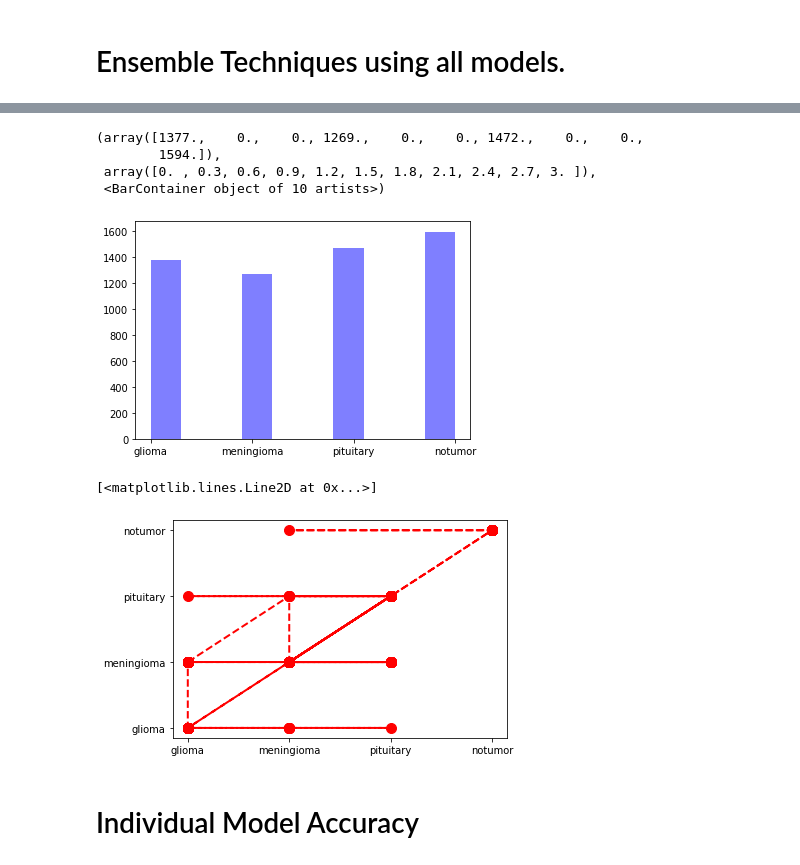
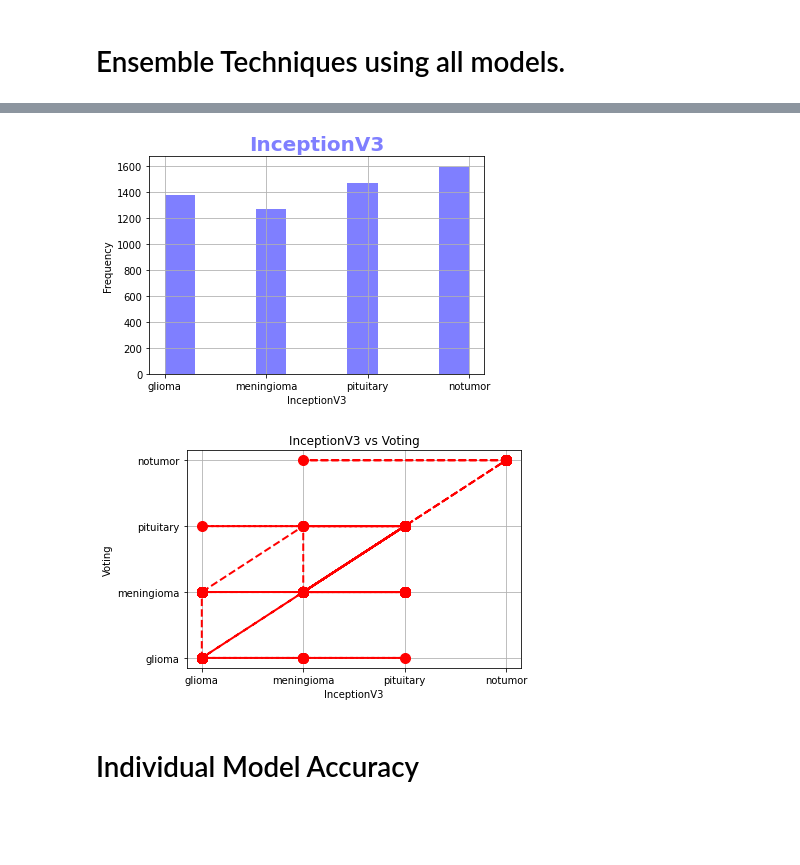
Before and after one commit to AnuraghSarkar/inversecooking, a Jupyter notebook: mri.ipynb, the cells around one changed output, grey strips where cells are left out. Saved outputs shown, nothing was run; the diff lists cells and outputs as text; code cells hidden in the pictures; blank space fills up the shorter version.

```diff
--- a/mri.ipynb
+++ b/mri.ipynb
@@ -755,16 +759,19 @@ plt.scatter(model_predictions_train['actual'],model_predictions_train['vgg16'])
 # %%
 plt.hist(model_predictions_train['inception'],bins=10, stacked=True, color='blue', alpha=0.5)
+plt.title('InceptionV3', fontsize=20, fontweight='bold', color='blue', alpha=0.5)
+plt.xlabel('InceptionV3')
+plt.ylabel('Frequency')
+plt.grid()
 # %% [output]
-(array([1377.,    0.,    0., 1269.,    0.,    0., 1472.,    0.,    0.,
-        1594.]),
- array([0. , 0.3, 0.6, 0.9, 1.2, 1.5, 1.8, 2.1, 2.4, 2.7, 3. ]),
- <BarContainer object of 10 artists>)
-[figure, old version]
+[figure, new version]
 # %%
 plt.plot(model_predictions_train['inception'],model_predictions_train['predicted_Voting'],c='r', marker='o', linestyle='dashed', linewidth=2, markersize=10)
+plt.title('InceptionV3 vs Voting')
+plt.xlabel('InceptionV3')
+plt.ylabel('Voting')
+plt.grid()
 # %% [output]
-[<matplotlib.lines.Line2D at 0x...>]
-[figure, old version]
+[figure, new version]
 # %% [markdown]
 # Individual Model Accuracy
 # %%
```
Also changed, not shown: parts of 10 cells of this notebook, 1 other file.
